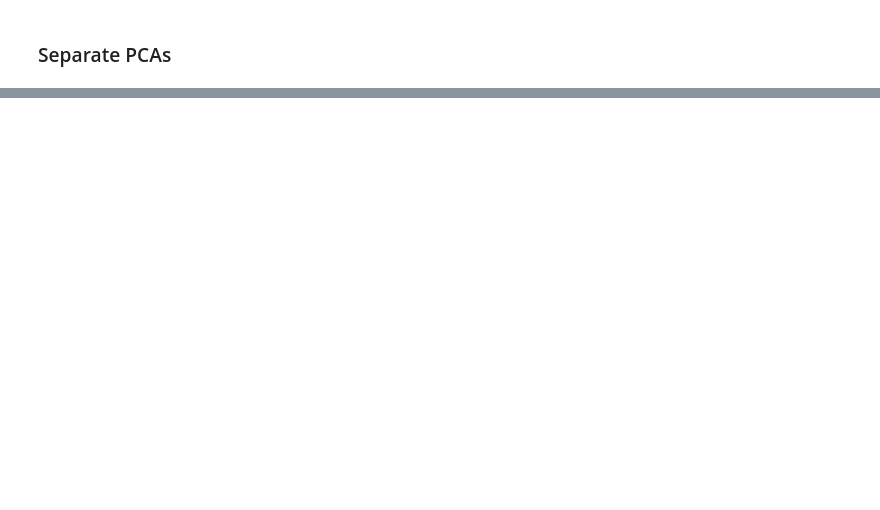
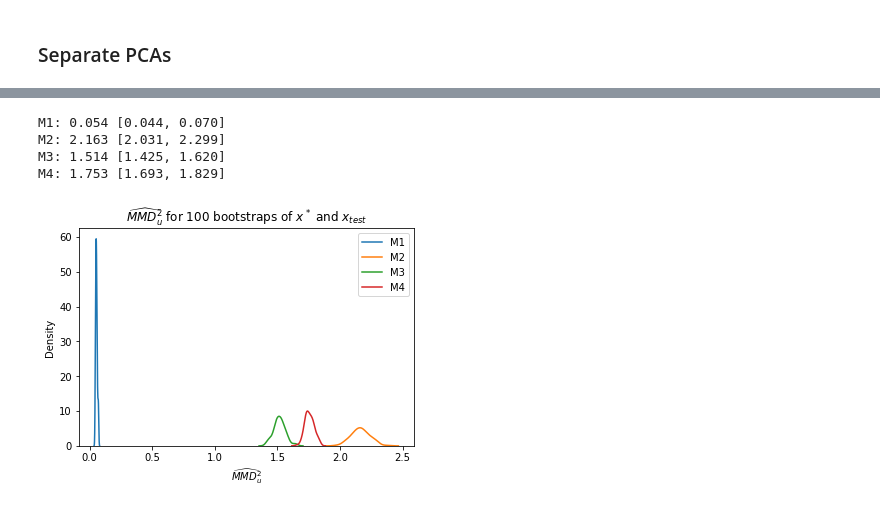
Before and after one commit to marvinschmitt/ModelMisspecificationBF, a Jupyter notebook: MMD_ParameterEstimation_Covid.ipynb, the cells around one changed output, grey strips where cells are left out. Drawn from its saved outputs; the diff is of its cells as text; code cells hidden in the pictures; blank space fills up the shorter version.

```diff
--- a/MMD_ParameterEstimation_Covid.ipynb
+++ b/MMD_ParameterEstimation_Covid.ipynb
@@ -652,0 +640,5 @@ plt.setp(g._legend.get_texts(), fontsize=14)
+# %%
+MMD_1 = float(maximum_mean_discrepancy(s_1, s_star, unbiased=True))
+MMD_2 = float(maximum_mean_discrepancy(s_2, s_star, unbiased=True))
+MMD_3 = float(maximum_mean_discrepancy(s_3, s_star, unbiased=True))
+MMD_4 = float(maximum_mean_discrepancy(s_4, s_star, unbiased=True))
@@ -652,0 +675,36 @@ plt.setp(g._legend.get_texts(), fontsize=14)
+# %%
+MMD_1_bootstrap = np.load("data/MMD_bootstrapping/MMD_1_bootstrap.npy")
+MMD_2_bootstrap = np.load("data/MMD_bootstrapping/MMD_2_bootstrap.npy")
+MMD_3_bootstrap = np.load("data/MMD_bootstrapping/MMD_3_bootstrap.npy")
+MMD_4_bootstrap = np.load("data/MMD_bootstrapping/MMD_4_bootstrap.npy")
+# %%
+def calculate_CI(x, ci_area=0.95):
+    q_lower = round((1.0 - ci_area) / 2, 5)
+    q_upper = round(1.0 - q_lower, 5)
+    return np.quantile(x, q_lower), np.quantile(x, q_upper)
+# %%
+MMDs_bootstrap = [MMD_1_bootstrap, MMD_2_bootstrap, MMD_3_bootstrap, MMD_4_bootstrap]
+
+for i, MMD_b in enumerate(MMDs_bootstrap, 1):
+    lower_bound, upper_bound = calculate_CI(MMD_b, ci_area=0.95)
+    median = np.median(MMD_b)
+    print(f"M{i}: {median:.3f} [{lower_bound:.3f}, {upper_bound:.3f}]")
+# %% [output]
+M1: 0.054 [0.044, 0.070]
+M2: 2.163 [2.031, 2.299]
+M3: 1.514 [1.425, 1.620]
+M4: 1.753 [1.693, 1.829]
+# %%
+MMDs = [MMD_1, MMD_2, MMD_3, MMD_4]
+MMD_bootstraps = [MMD_1_bootstrap, MMD_2_bootstrap, MMD_3_bootstrap, MMD_4_bootstrap]
+colors = ["red", "firebrick", "orange", "blue"]
+
+fig, ax = plt.subplots()
+
+for i in range(4):
+    sns.kdeplot(MMD_bootstraps[i], ax=ax, label=f"M{i+1}")
+    ax.legend()
+    ax.set_title(r"$\widehat{MMD}^2_u$ for 100 bootstraps of $x^*$ and $x_{test}$")
+    ax.set_xlabel(r"$\widehat{MMD}^2_u$")
+# %% [output]
+[figure, added]
```
Also changed, not shown: parts of 30 cells of this notebook, 2 other files.
